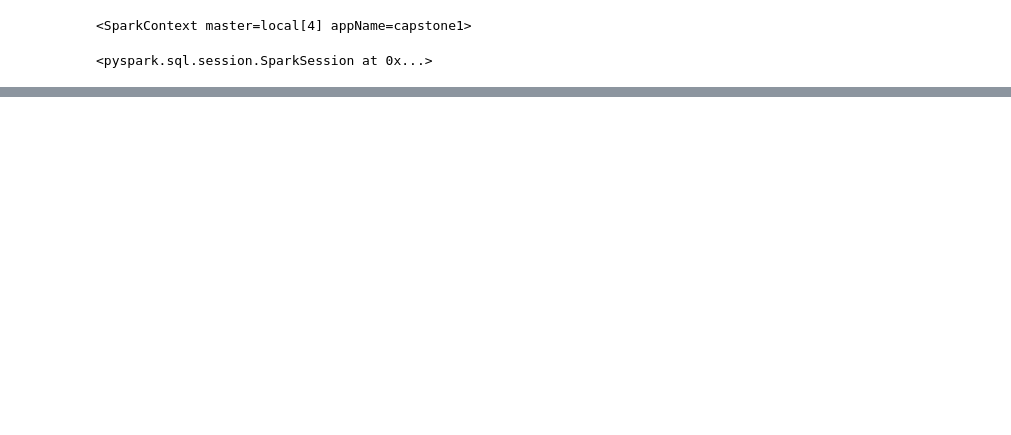
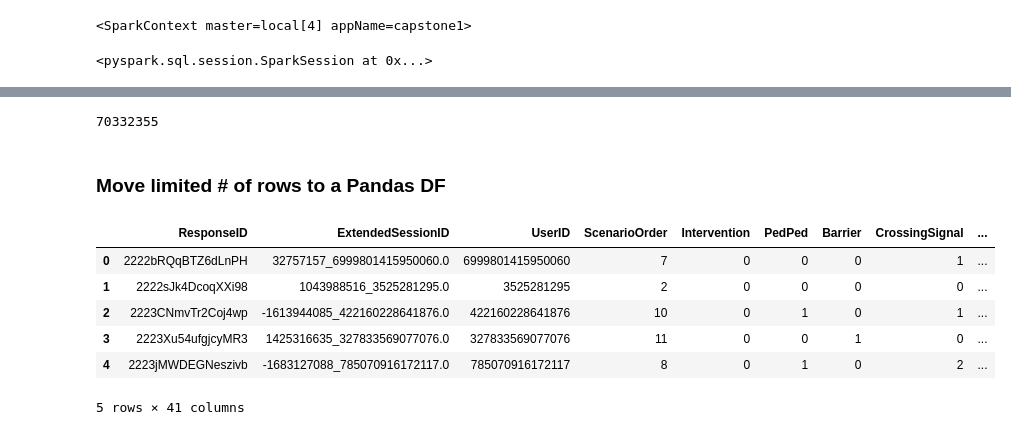
Before and after one commit to robertjhs/capstone1, a Jupyter notebook: moral-machines.ipynb, the cells around one changed output, grey strips where cells are left out. Drawn from its saved outputs; the diff is of its cells as text; code cells hidden in the pictures; blank space fills up the shorter version.

```diff
--- a/moral-machines.ipynb
+++ b/moral-machines.ipynb
@@ -23,5 +69,5 @@ spark
 # %%
-df = spark.read.csv('./data/SharedResponses.csv')
+df = spark.read.csv('./data/SharedResponses.csv', schema=schema, header=True)
 # %%
 df.printSchema()
 # %% [output]
@@ -44,0 +91,18 @@ root
+# %%
+df.count()
+# %% [output]
+70332355
+# %% [markdown]
+### Move limited # of rows to a Pandas DF
+# %%
+pdf = df.limit(500).toPandas()
+# %%
+pdf.head()
+# %% [output]
+|  | ResponseID | ExtendedSessionID | UserID | ScenarioOrder | Intervention | PedPed | Barrier | CrossingSignal | ... |
+| 0 | 2222bRQqBTZ6dLnPH | 32757157_6999801415950060.0 | 6999801415950060 | 7 | 0 | 0 | 0 | 1 | ... |
+| 1 | 2222sJk4DcoqXXi98 | 1043988516_3525281295.0 | 3525281295 | 2 | 0 | 0 | 0 | 0 | ... |
+| 2 | 2223CNmvTr2Coj4wp | -1613944085_422160228641876.0 | 422160228641876 | 10 | 0 | 1 | 0 | 1 | ... |
+| 3 | 2223Xu54ufgjcyMR3 | 1425316635_327833569077076.0 | 327833569077076 | 11 | 0 | 0 | 1 | 0 | ... |
+| 4 | 2223jMWDEGNeszivb | -1683127088_785070916172117.0 | 785070916172117 | 8 | 0 | 1 | 0 | 2 | ... |
+5 rows × 41 columns
```
Also changed, not shown: parts of 8 cells of this notebook.
